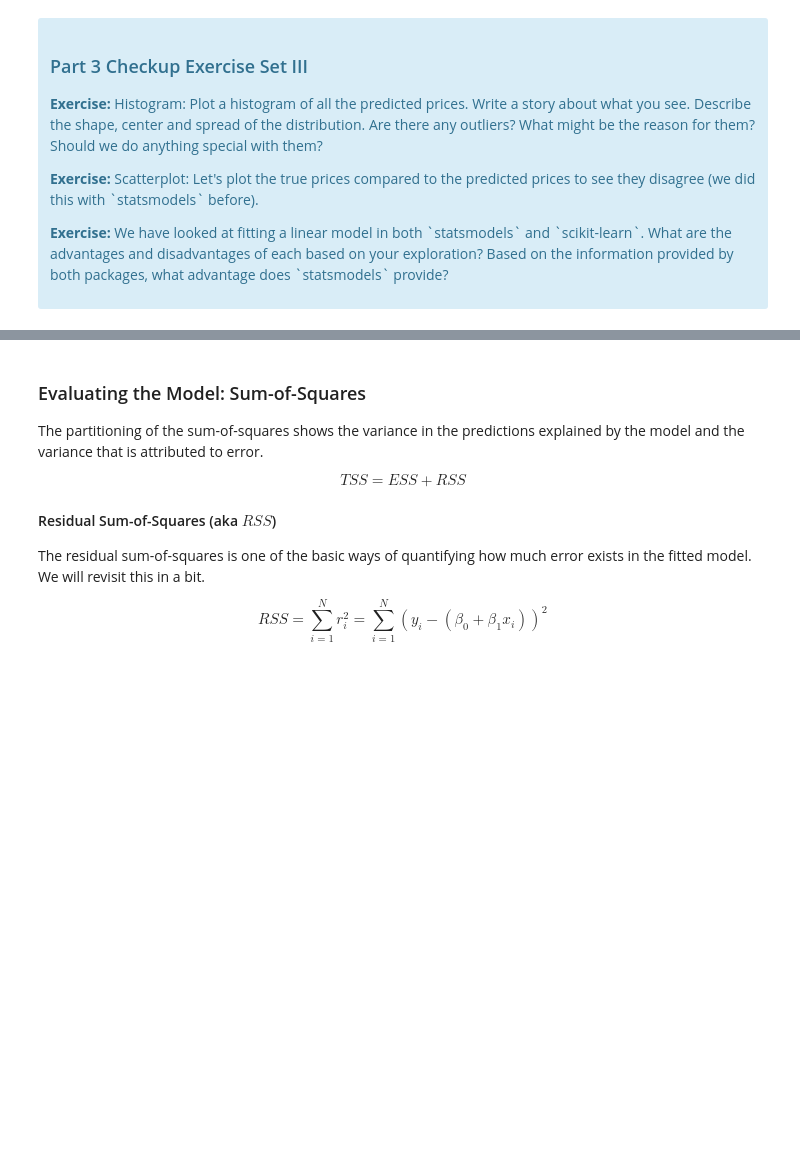
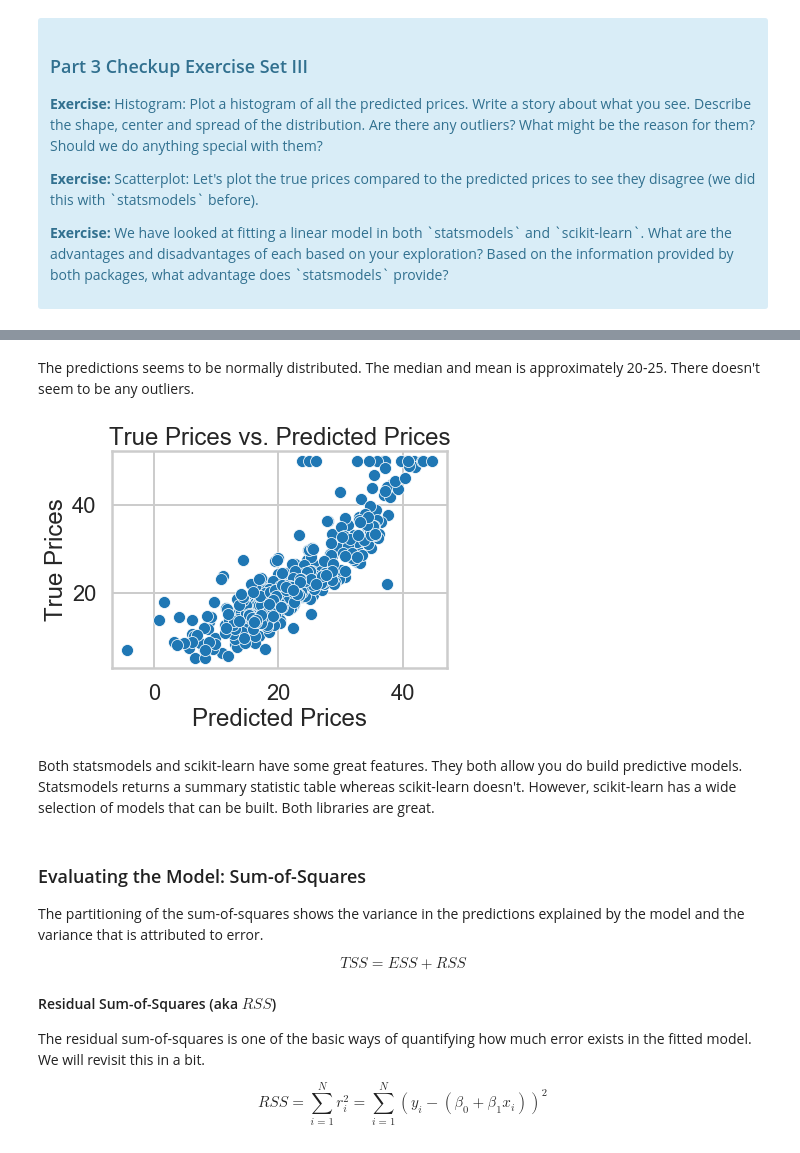
Before and after one commit to hershcode/Springboard, a Jupyter notebook: Machine_Learning/linear_regression/Mini_Project_Linear_Regression.ipynb, the cells around one changed output, grey strips where cells are left out. Cells and saved outputs as stored; diff of their text form; code cells hidden in the pictures; blank space fills up the shorter version.

```diff
--- a/Machine_Learning/linear_regression/Mini_Project_Linear_Regression.ipynb
+++ b/Machine_Learning/linear_regression/Mini_Project_Linear_Regression.ipynb
@@ -583,3 +590,15 @@ array([30.00821269, 25.0298606 , 30.5702317 , 28.60814055, 27.94288232])
+# %% [markdown]
+The predictions seems to be normally distributed. The median and mean is approximately 20-25. There doesn't seem to be any outliers.
+# %%
+_ = sns.scatterplot(x=lm.predict(X), y=bos.PRICE)
+_ = plt.title("True Prices vs. Predicted Prices")
+_ = plt.xlabel(s="Predicted Prices")
+_ = plt.ylabel(s="True Prices")
+plt.show()
+# %% [output]
+[figure, added]
+# %% [markdown]
+Both statsmodels and scikit-learn have some great features. They both allow you do build predictive models. Statsmodels returns a summary statistic table whereas scikit-learn doesn't. However, scikit-learn has a wide selection of models that can be built. Both libraries are great.
 # %% [markdown]
 ### Evaluating the Model: Sum-of-Squares
 
```
Also changed, not shown: parts of 19 cells of this notebook.
